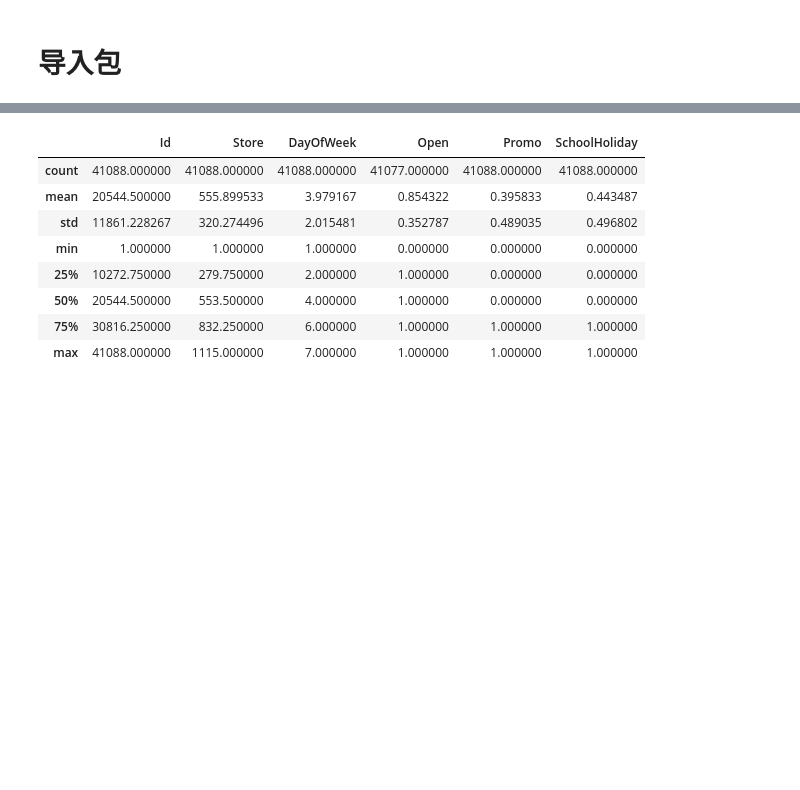
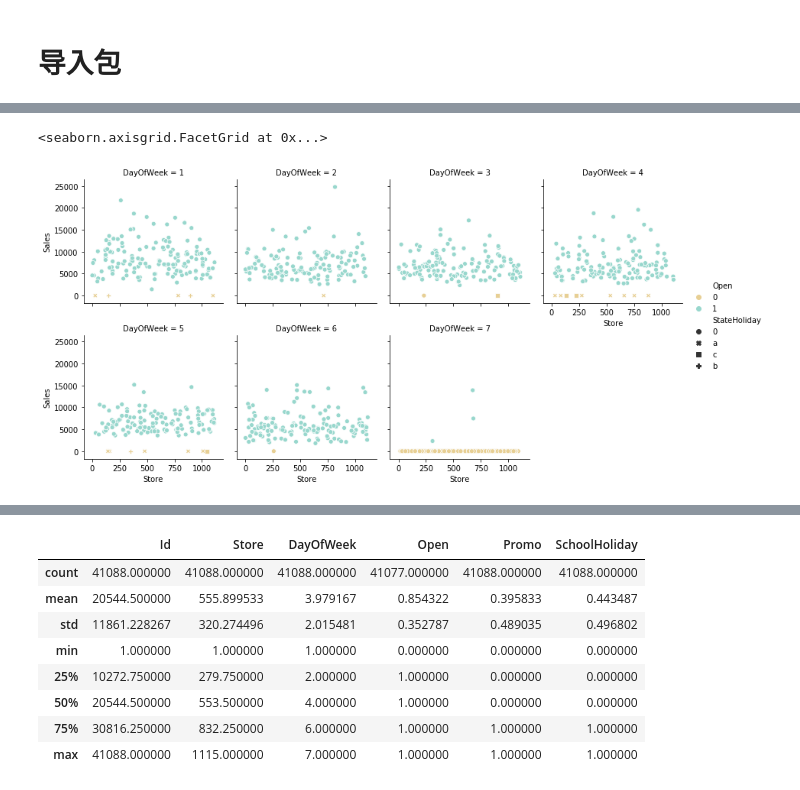
Before and after one commit to DnYee/Rossmann_capstone_project, a Jupyter notebook: Rossmann.ipynb, the cells around one changed output, grey strips where cells are left out. Cells and saved outputs as stored; diff of their text form; code cells hidden in the pictures; blank space fills up the shorter version.

```diff
--- a/Rossmann.ipynb
+++ b/Rossmann.ipynb
@@ -78,0 +57,5 @@ test_data.head(n=10)
+# %%
+sns.relplot(x="Store", y="Sales", hue="Open",style="StateHoliday",col="DayOfWeek", palette="BrBG",col_wrap=4,height=3,data=train_data.sample(frac=0.001,random_state=1))
+# %% [output]
+<seaborn.axisgrid.FacetGrid at 0x...>
+[figure, added]
```
Also changed, not shown: parts of 100 cells of this notebook.
